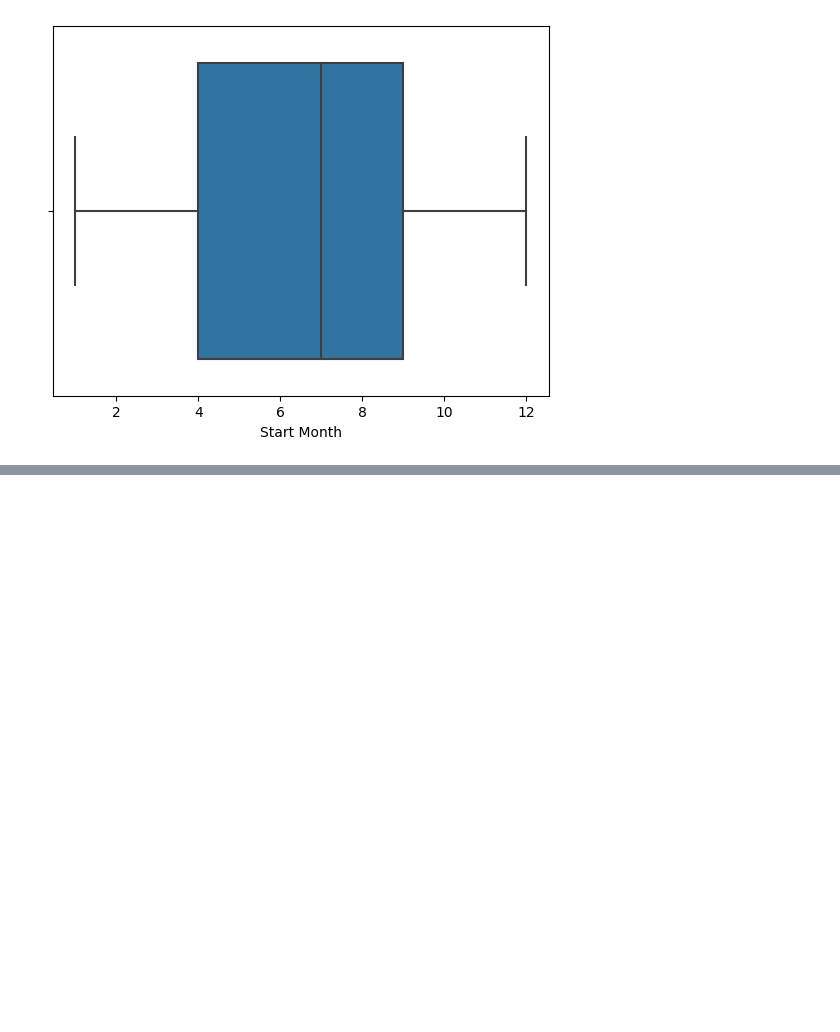
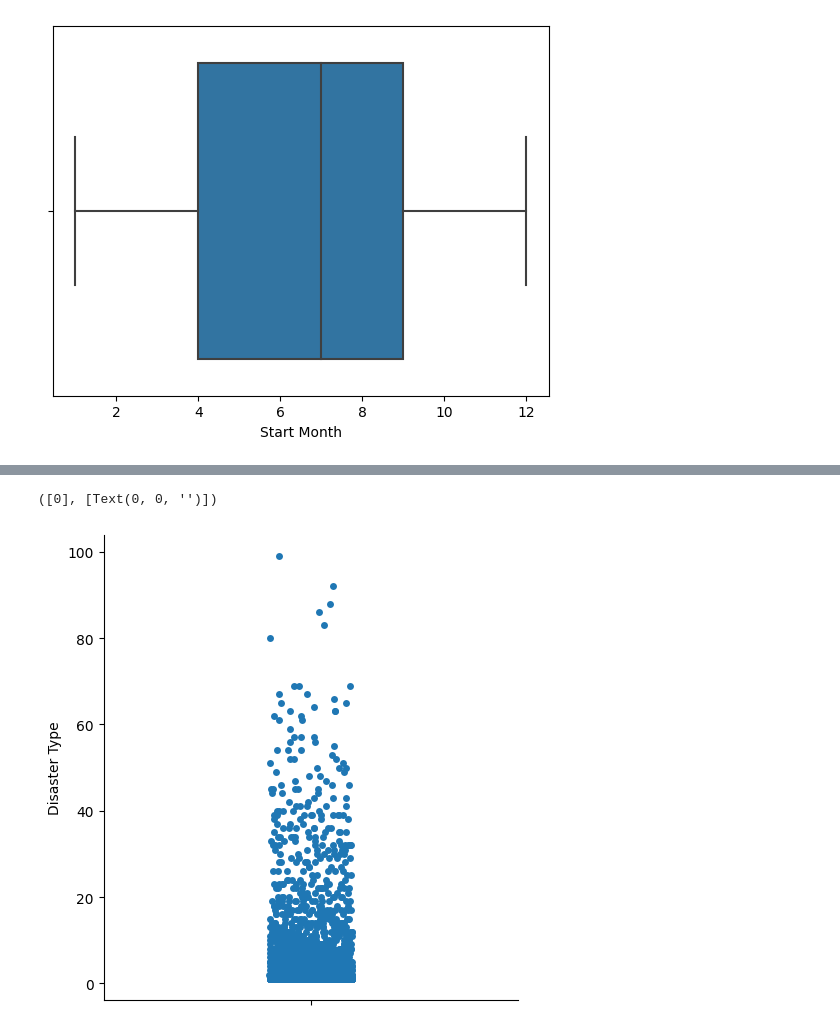
Before and after one commit to AleDataAnalyst/grupo2_desastresnaturales, a Jupyter notebook: Notebooks/01LimpiarDatos/01_Ele_ReducirColumnas.ipynb, the cells around one changed output, grey strips where cells are left out. Drawn from its saved outputs; the diff is of its cells as text; code cells hidden in the pictures; blank space fills up the shorter version.

```diff
--- a/Notebooks/01LimpiarDatos/01_Ele_ReducirColumnas.ipynb
+++ b/Notebooks/01LimpiarDatos/01_Ele_ReducirColumnas.ipynb
@@ -475,0 +515,8 @@ sns.boxplot(data=df, x='Start Month')
+# %%
+df_year_continent = df.groupby (['Year', 'Continent'])['Disaster Type'].value_counts()
+
+sns.catplot(df_year_continent)
+plt.xticks(rotation=45)
+# %% [output]
+([0], [Text(0, 0, '')])
+[figure, added]
```
Also changed, not shown: parts of 5 cells of this notebook, 1 other file.
